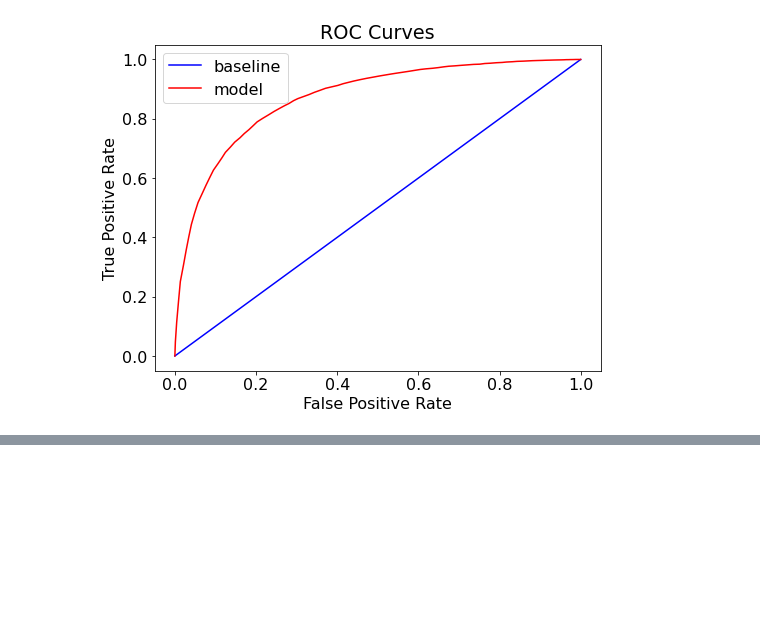
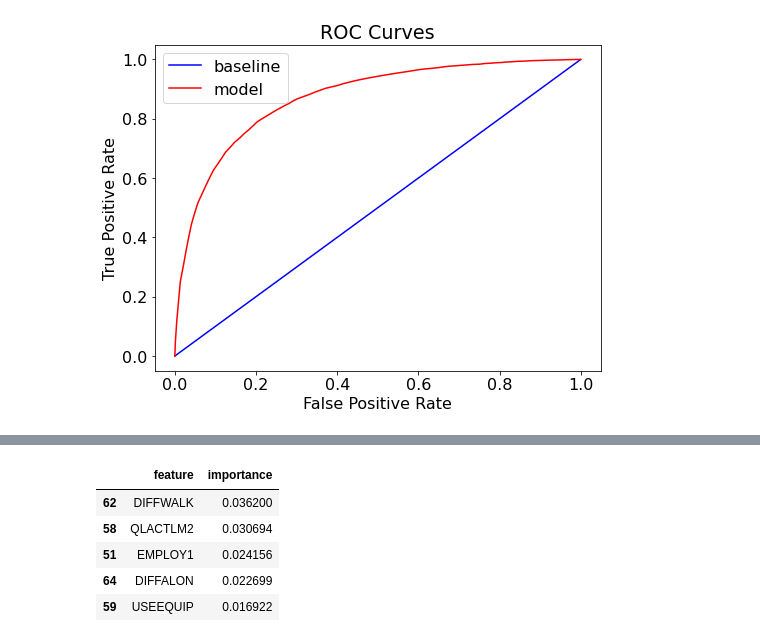
Before and after one commit to siiger/ml, a Jupyter notebook: binary_classifier-forest_nonbalance_data.ipynb, the cells around one changed output, grey strips where cells are left out. Cells and saved outputs as stored; diff of their text form; code cells hidden in the pictures; blank space fills up the shorter version.

```diff
--- a/binary_classifier-forest_nonbalance_data.ipynb
+++ b/binary_classifier-forest_nonbalance_data.ipynb
@@ -168,0 +220,13 @@ Roc Baseline: 0.5 Test: 0.87 Train: 1.0
+# %%
+#Feature Importances
+fi = pd.DataFrame({'feature': features,
+                   'importance': model.feature_importances_}).\
+                    sort_values('importance', ascending = False)
+fi.head()
+# %% [output]
+|  | feature | importance |
+| 62 | DIFFWALK | 0.036200 |
+| 58 | QLACTLM2 | 0.030694 |
+| 51 | EMPLOY1 | 0.024156 |
+| 64 | DIFFALON | 0.022699 |
+| 59 | USEEQUIP | 0.016922 |
```
Also changed, not shown: parts of 4 cells of this notebook.
